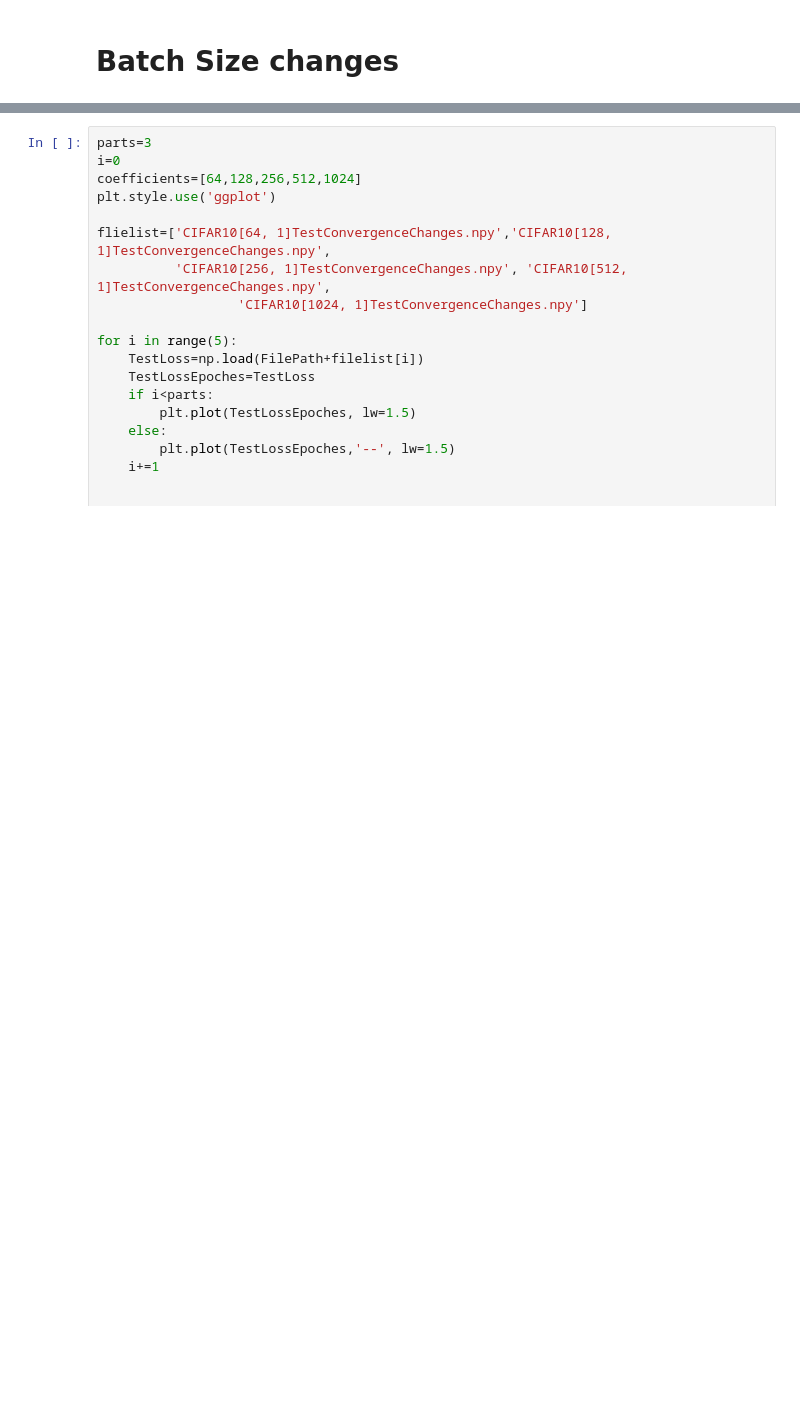
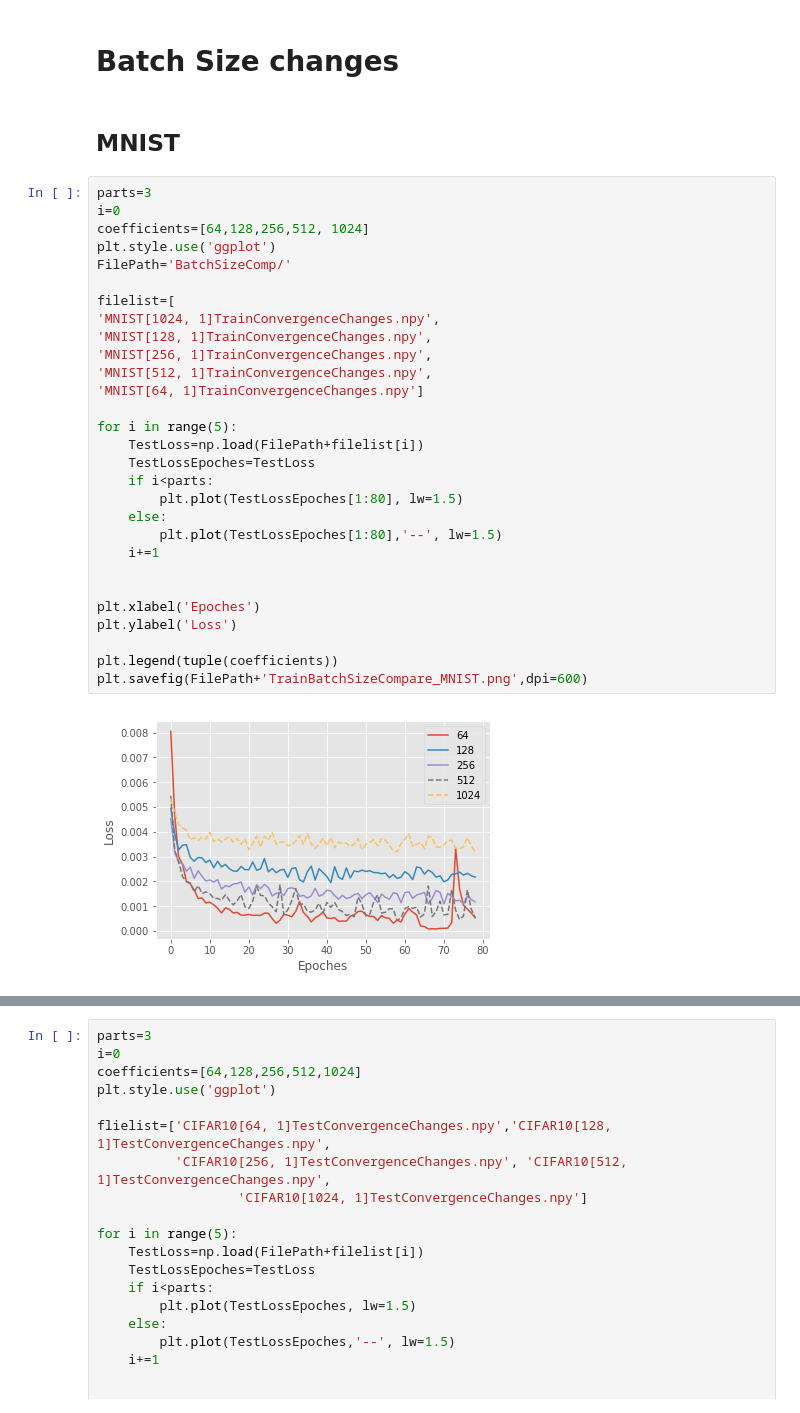
Before and after one commit to ggzhang0071/L-DNQ, a Jupyter notebook: PlotContractionCoefficientsCompare.ipynb, the cells around one changed output, grey strips where cells are left out. Drawn from its saved outputs; the diff is of its cells as text; blank space fills up the shorter version.

Commit message:
batch size change MNIST OK?

```diff
--- a/PlotContractionCoefficientsCompare.ipynb
+++ b/PlotContractionCoefficientsCompare.ipynb
@@ -70,3 +70,36 @@ ContractCoeffiComp/CIFAR10[512, 0.6]TrainConvergenceChanges.npy
 [figure]
 # %% [markdown]
 # Batch Size changes
+# %% [markdown]
+## MNIST
+# %%
+parts=3
+i=0
+coefficients=[64,128,256,512, 1024]
+plt.style.use('ggplot')
+FilePath='BatchSizeComp/'
+
+filelist=[
+'MNIST[1024, 1]TrainConvergenceChanges.npy',
+'MNIST[128, 1]TrainConvergenceChanges.npy',
+'MNIST[256, 1]TrainConvergenceChanges.npy',
+'MNIST[512, 1]TrainConvergenceChanges.npy',
+'MNIST[64, 1]TrainConvergenceChanges.npy']
+
+for i in range(5):
+    TestLoss=np.load(FilePath+filelist[i])
+    TestLossEpoches=TestLoss
+    if i<parts:
+        plt.plot(TestLossEpoches[1:80], lw=1.5)
+    else:
+        plt.plot(TestLossEpoches[1:80],'--', lw=1.5)
+    i+=1
+
+
+plt.xlabel('Epoches')
+plt.ylabel('Loss')
+
+plt.legend(tuple(coefficients))
+plt.savefig(FilePath+'TrainBatchSizeCompare_MNIST.png',dpi=600)
+# %% [output]
+[figure, added]
```
Also changed, not shown: parts of 3 cells of this notebook, 16 other files.
